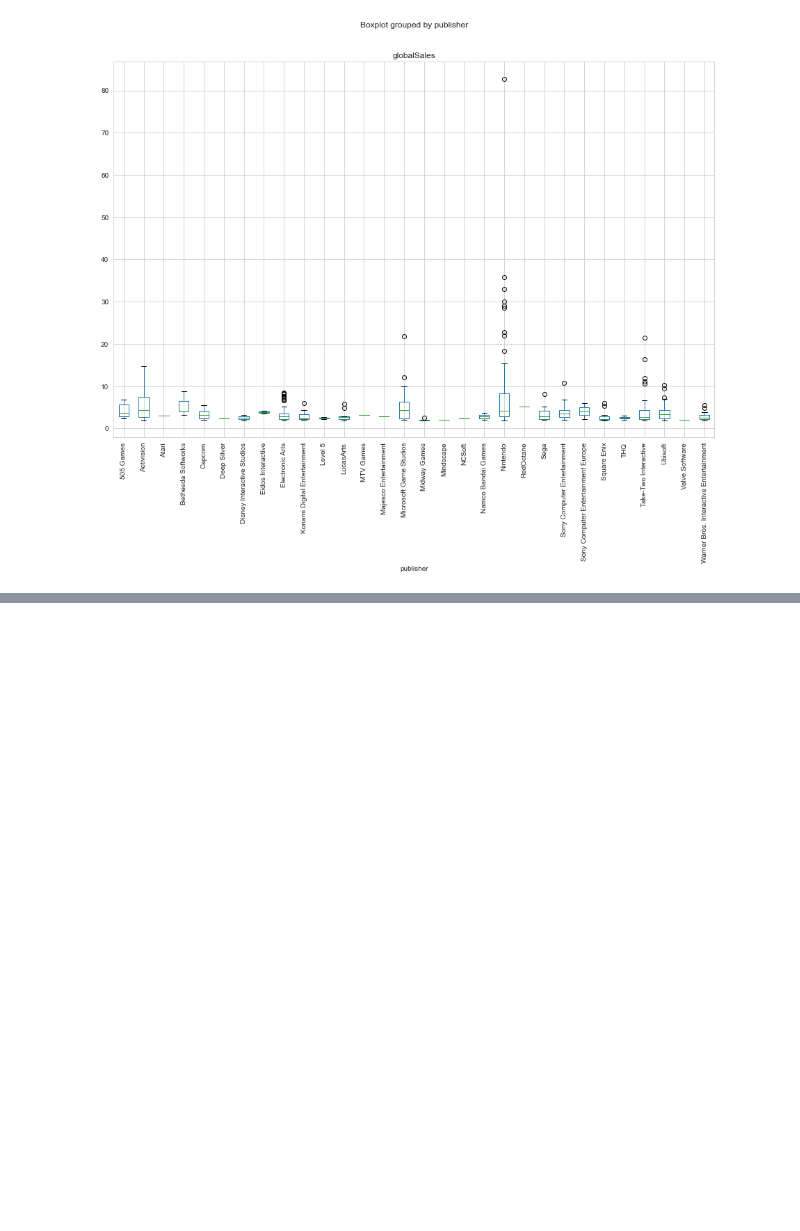
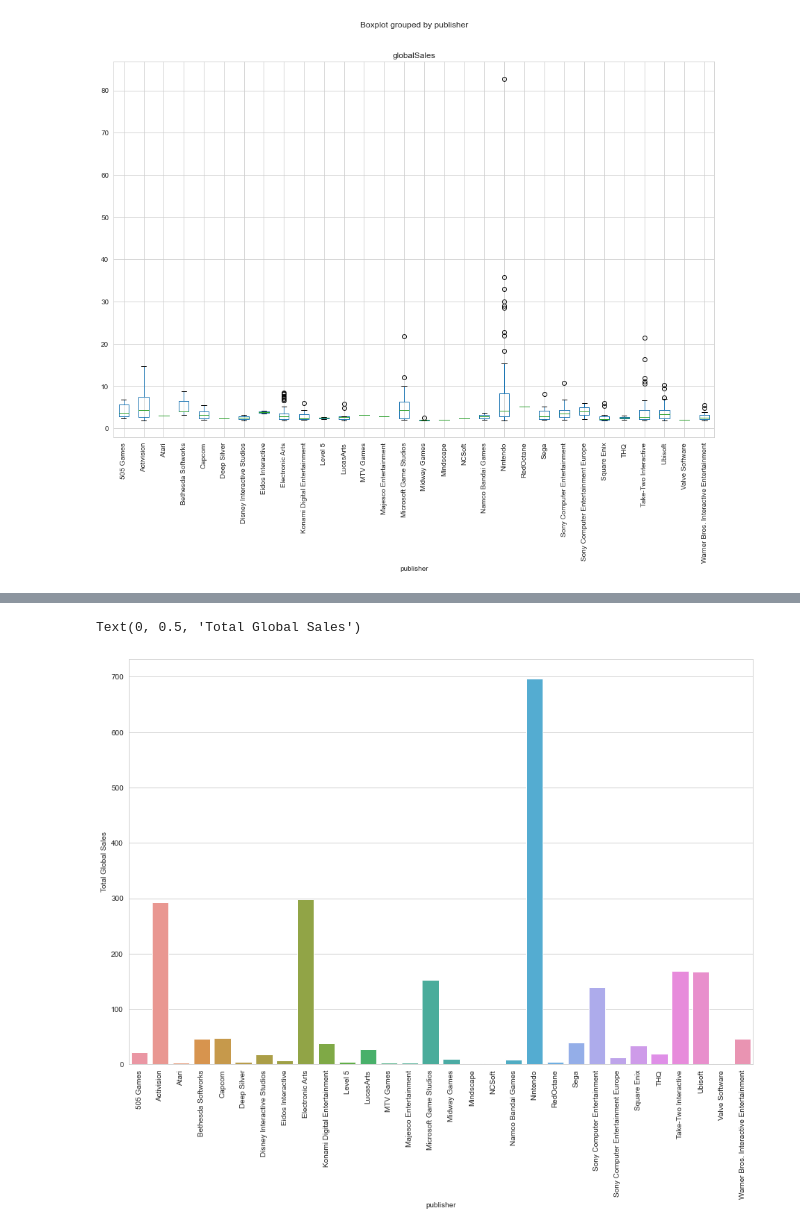
Before and after one commit to jhgalvin/DS_Project, a Jupyter notebook: dsProject .ipynb, the cells around one changed output, grey strips where cells are left out. Cells and saved outputs as stored; diff of their text form; code cells hidden in the pictures; blank space fills up the shorter version.

```diff
--- a/dsProject .ipynb
+++ b/dsProject .ipynb
@@ -210,0 +242,9 @@ See the caveats in the documentation: https://pandas.pydata.org/pandas-docs/stab
+# %%
+df_grp = top500since2006.groupby(['publisher', 'platform', 'genre'])['globalSales'].sum().reset_index()
+
+ax = sb.barplot(x='publisher', y='globalSales', data=df_grp, ci=None, estimator=sum)
+ax.set_xticklabels(ax.get_xticklabels(), rotation = 90)
+plt.ylabel('Total Global Sales')
+# %% [output]
+Text(0, 0.5, 'Total Global Sales')
+[figure, added]
```
Also changed, not shown: parts of 15 cells of this notebook.
